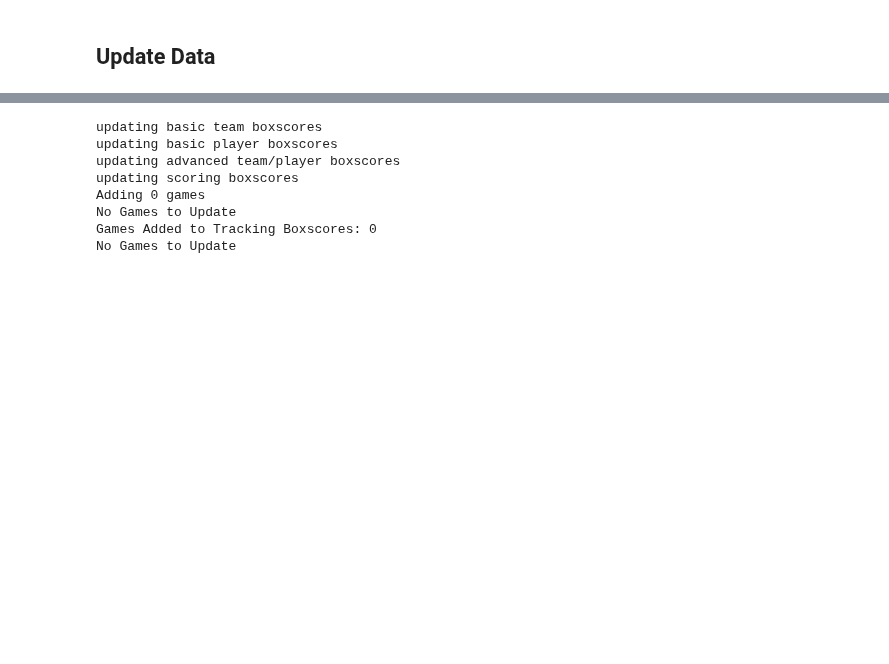
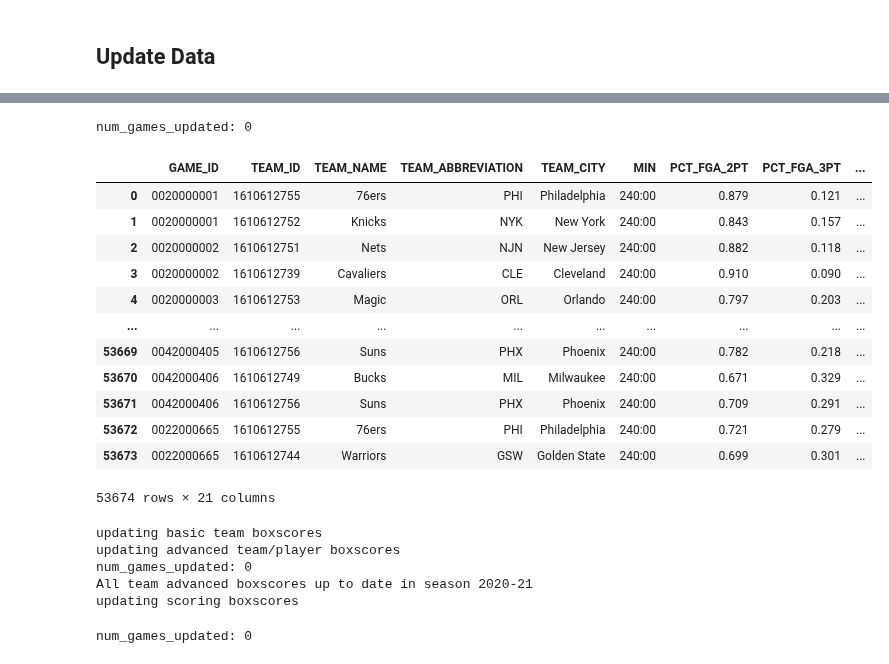
Before and after one commit to jnish23/NBA_Model, a Jupyter notebook: notebooks/Gathering Data.ipynb, the cells around one changed output, grey strips where cells are left out. Drawn from its saved outputs; the diff is of its cells as text; code cells hidden in the pictures; blank space fills up the shorter version.

```diff
--- a/notebooks/Gathering Data.ipynb
+++ b/notebooks/Gathering Data.ipynb
@@ -485 +430,66 @@ No Games to Update
+# %%
+def update_team_scoring_boxscores(conn, season):
+    table_name = 'team_scoring_boxscores'
+
+    season_str = season_string(season)
+
+    game_ids_not_added = []
+
+    # Pull the GAME_IDs from my data
+    game_ids_in_db = pd.read_sql('''SELECT DISTINCT team_scoring_boxscores.GAME_ID FROM team_basic_boxscores
+                INNER JOIN team_scoring_boxscores
+                ON team_basic_boxscores.GAME_ID = team_scoring_boxscores.GAME_ID
+                AND team_basic_boxscores.TEAM_ID = team_scoring_boxscores.TEAM_ID
+                WHERE SEASON = "{}" '''.format(season_str), connection)
+
+    game_ids_in_db = game_ids_in_db['GAME_ID'].tolist()
+#     print(game_ids_in_db)
+    # get up to date GAME_IDs
+    to_date_game_ids = []
+    for season_type in ['Regular Season', 'Playoffs']:
+        to_date_gamelogs = leaguegamelog.LeagueGameLog(season=season_str, season_type_all_star=season_type).get_data_frames()[0]
+        to_date_game_ids.extend(to_date_gamelogs['GAME_ID'].unique())
+
+    # See which game_ids are missing
+    missing_game_ids = set(to_date_game_ids) - set(game_ids_in_db)
+    num_games_updated = len(missing_game_ids)
+    print("num_games_updated:", num_games_updated)
+
+    for game_id in tqdm(missing_game_ids, desc='progress'):
+        try:
+            boxscores = boxscorescoringv2.BoxScoreScoringV2(game_id).get_data_frames()[1]
+            boxscores.to_sql(table_name, connection, if_exists='append', index=False)
+            sleep(2)
+        except:
+            game_ids_not_added.append(game_id)
+
+    cur = conn.cursor()
+    cur.execute('DELETE FROM {} WHERE rowid NOT IN (SELECT min(rowid) FROM {} GROUP BY TEAM_ID, GAME_ID)'.format(table_name, table_name))
+    conn.commit()
+
+    return game_ids_not_added
+
+connection = sqlite3.connect('../data/nba.db')
+update_team_scoring_boxscores(connection, season=2020)
+connection.close()
+# %% [output]
+num_games_updated: 0
+# %%
+connection = sqlite3.connect('../data/nba.db')
+scoring = pd.read_sql("SELECT * FROM team_scoring_boxscores", connection)
+scoring
+# %% [output]
+|  | GAME_ID | TEAM_ID | TEAM_NAME | TEAM_ABBREVIATION | TEAM_CITY | MIN | PCT_FGA_2PT | PCT_FGA_3PT | ... |
+| 0 | 0020000001 | 1610612755 | 76ers | PHI | Philadelphia | 240:00 | 0.879 | 0.121 | ... |
+| 1 | 0020000001 | 1610612752 | Knicks | NYK | New York | 240:00 | 0.843 | 0.157 | ... |
+| 2 | 0020000002 | 1610612751 | Nets | NJN | New Jersey | 240:00 | 0.882 | 0.118 | ... |
+| 3 | 0020000002 | 1610612739 | Cavaliers | CLE | Cleveland | 240:00 | 0.910 | 0.090 | ... |
+| 4 | 0020000003 | 1610612753 | Magic | ORL | Orlando | 240:00 | 0.797 | 0.203 | ... |
+| ... | ... | ... | ... | ... | ... | ... | ... | ... | ... |
+| 53669 | 0042000405 | 1610612756 | Suns | PHX | Phoenix | 240:00 | 0.782 | 0.218 | ... |
+| 53670 | 0042000406 | 1610612749 | Bucks | MIL | Milwaukee | 240:00 | 0.671 | 0.329 | ... |
+| 53671 | 0042000406 | 1610612756 | Suns | PHX | Phoenix | 240:00 | 0.709 | 0.291 | ... |
+| 53672 | 0022000665 | 1610612755 | 76ers | PHI | Philadelphia | 240:00 | 0.721 | 0.279 | ... |
+| 53673 | 0022000665 | 1610612744 | Warriors | GSW | Golden State | 240:00 | 0.699 | 0.301 | ... |
+53674 rows × 21 columns
 # %%
@@ -497,11 +504,9 @@ def update_all_data(season='2020-21'):
 # %%
-update_all_data()
+update_all_data(connection, 2020)
 # %% [output]
 updating basic team boxscores
-updating basic player boxscores
 updating advanced team/player boxscores
+num_games_updated: 0
+All team advanced boxscores up to date in season 2020-21
 updating scoring boxscores
-Adding 0 games
-No Games to Update
-Games Added to Tracking Boxscores: 0
-No Games to Update
+num_games_updated: 0
```
Also changed, not shown: parts of 24 cells of this notebook, 2 other files.
